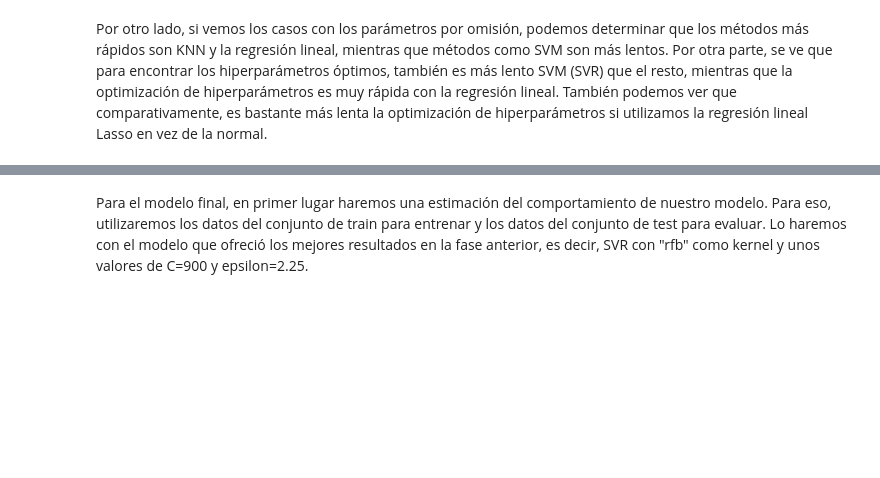
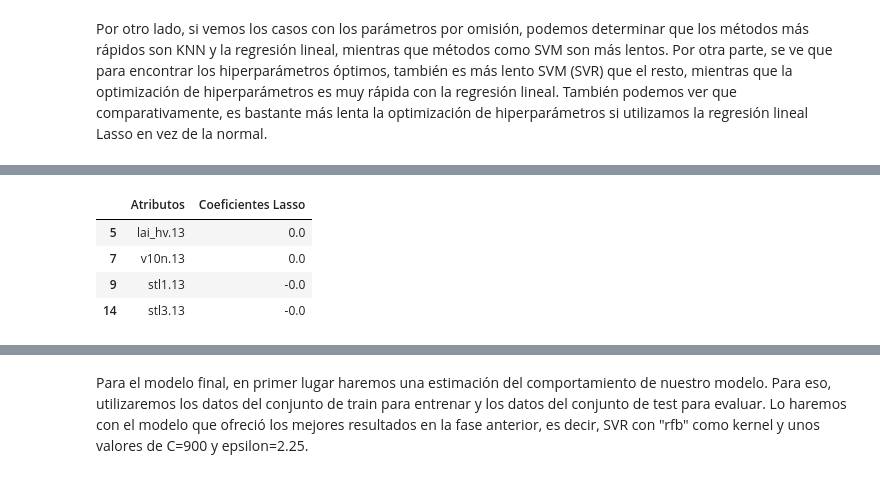
Before and after one commit to RodrigoMaroto/Practica1-ML, a Jupyter notebook: Parte1.ipynb, the cells around one changed output, grey strips where cells are left out. Drawn from its saved outputs; the diff is of its cells as text; code cells hidden in the pictures; blank space fills up the shorter version.

```diff
--- a/Parte1.ipynb
+++ b/Parte1.ipynb
@@ -427,0 +440,8 @@ Como se ve en la última columna, el modelo que mejora más con la optimización
+# %%
+df[df["Coeficientes Lasso"]==0]
+# %% [output]
+|  | Atributos | Coeficientes Lasso |
+| 5 | lai_hv.13 | 0.0 |
+| 7 | v10n.13 | 0.0 |
+| 9 | stl1.13 | -0.0 |
+| 14 | stl3.13 | -0.0 |
```
Also changed, not shown: parts of 21 cells of this notebook, 1 other file.
